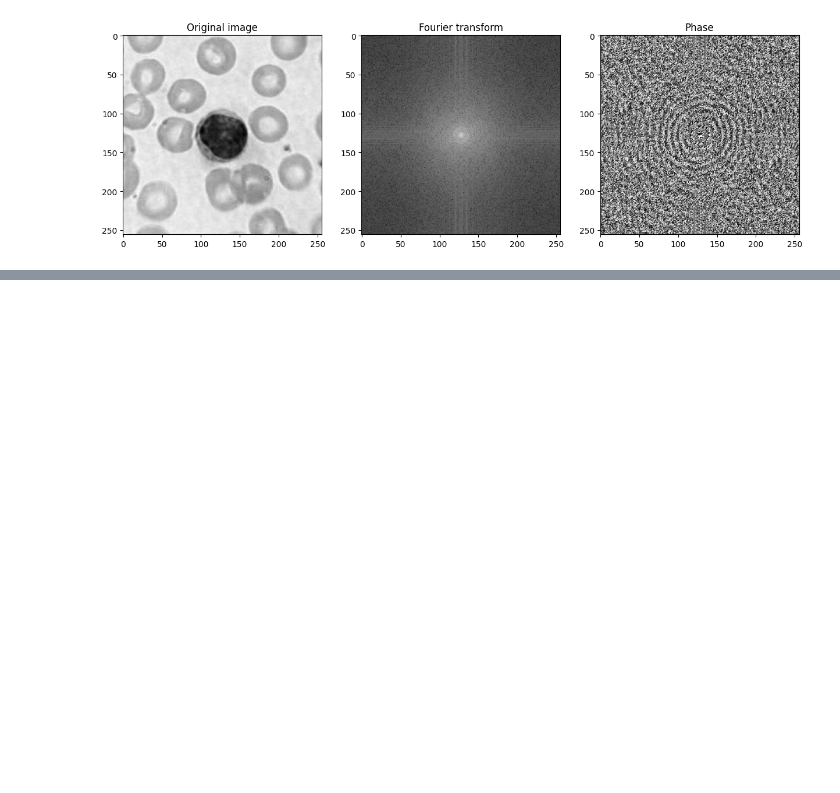
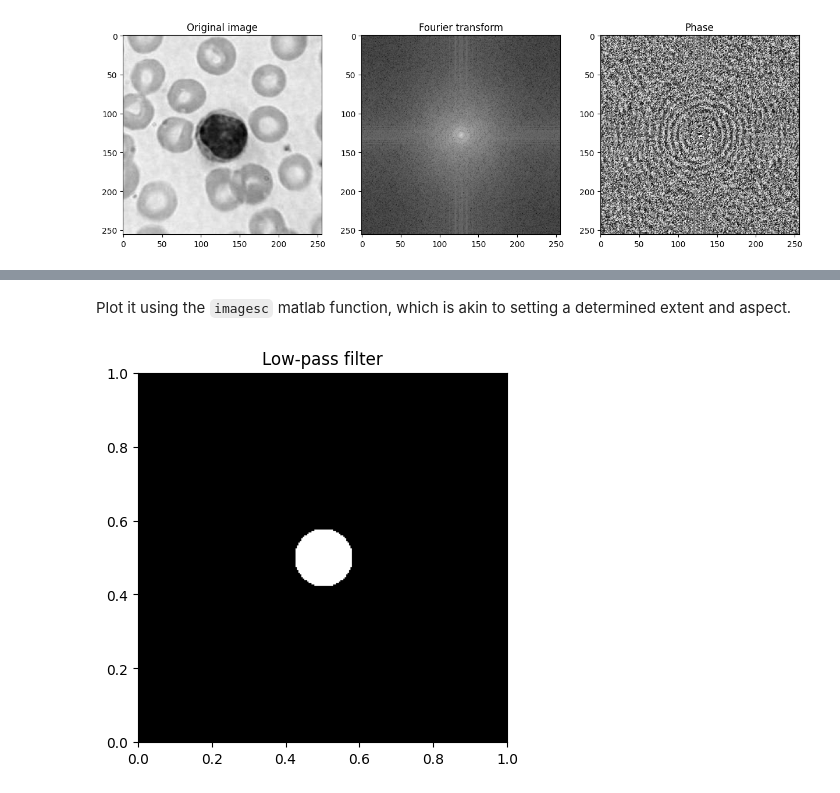
Before and after one commit to Eric-Vidal-hub/Signal-Processing, a Jupyter notebook: 4_filters.ipynb, the cells around one changed output, grey strips where cells are left out. Drawn from its saved outputs; the diff is of its cells as text; code cells hidden in the pictures; blank space fills up the shorter version.

Commit message:
filters file developed

```diff
--- a/4_filters.ipynb
+++ b/4_filters.ipynb
@@ -11,6 +11,10 @@ import matplotlib.pyplot as plt
 
 # Load image
 im0 = plt.imread('TDImage/LymphocyteGray.jpg')
+Lx = im0.shape[0]   # number of pixels in x-direction
+Ly = im0.shape[1]   # number of pixels in y-direction
+
+
 # FT in 2D
 ff0=np.fft.fftshift(np.fft.fft2(np.fft.fftshift(im0)))
 # arrange that in subplots
@@ -26,0 +55,18 @@ Text(0.5, 1.0, 'Phase')
+# %%
+# LP filter creation
+lp_filter = np.zeros(im0.shape)
+# Parameters definition
+r = 20
+for i in range(Lx):
+    for j in range(Ly):
+        if (i-Lx/2)**2 + (j-Ly/2)**2 < r**2:
+            lp_filter[i,j] = 1
+# %% [markdown]
+Plot it using the `imagesc` matlab function, which is akin to setting a determined extent and aspect.
+# %%
+# Plot the filter
+plt.imshow(lp_filter, cmap='gray', extent=[0, 1, 0, 1])
+plt.title('Low-pass filter')
+plt.show()
+# %% [output]
+[figure, added]
```
Also changed, not shown: parts of 33 cells of this notebook.
